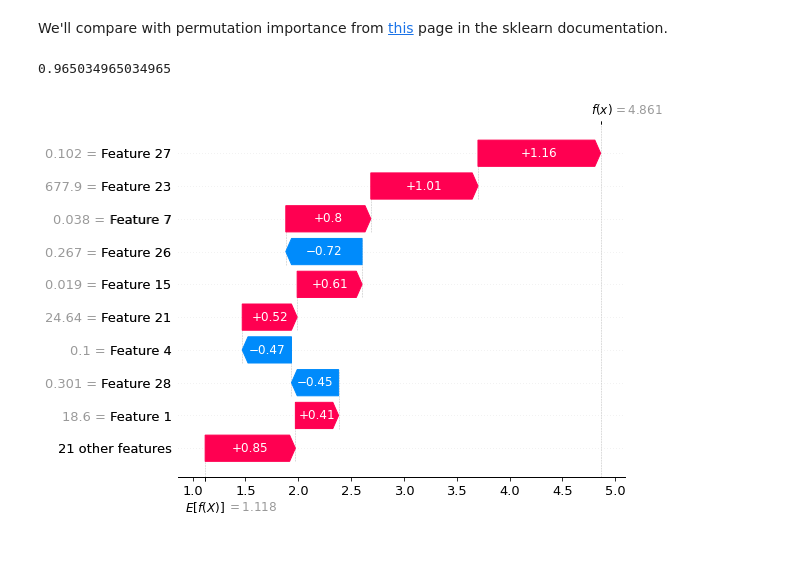
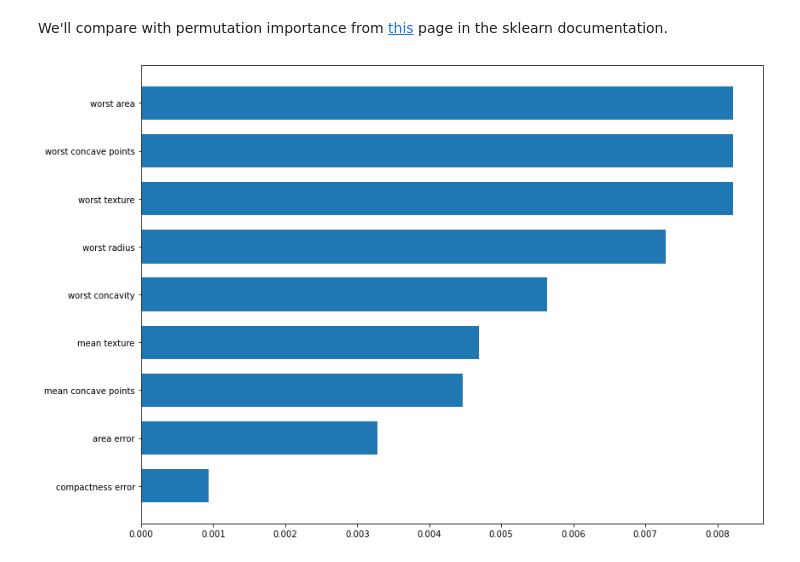
Before and after one commit to UpGoerFive/shap-post, a Jupyter notebook: shap_notebook.ipynb, the cells around one changed output. Cells and saved outputs as stored; diff of their text form; code cells hidden in the pictures.

```diff
--- a/shap_notebook.ipynb
+++ b/shap_notebook.ipynb
@@ -14,17 +33,21 @@ Intel(R) Extension for Scikit-learn* enabled (https://github.com/intel/scikit-le
 # %% [markdown]
 We'll compare with permutation importance from [this](https://scikit-learn.org/stable/auto_examples/inspection/plot_permutation_importance_multicollinear.html#sphx-glr-auto-examples-inspection-plot-permutation-importance-multicollinear-py) page in the sklearn documentation.
 # %%
-data = load_breast_cancer()
+data = load_breast_cancer(as_frame=True)
 X, y = data.data, data.target
 X_train, X_test, y_train, y_test = train_test_split(X, y, random_state=42)
-
+X_train.columns, X_test = data.feature_names, data.feature_names
 xgb_model = XGBClassifier().fit(X_train, y_train)
-xgb_model.score(X_test, y_test)
-# %% [output]
-0.965034965034965
 # %%
 explainer = shap.Explainer(xgb_model)
-shap_values = explainer(X_test)
-shap.plots.waterfall(shap_values[0])
+shap_values = explainer(X_train)
-# %% [output]
-[figure, removed]
+# %%
+result = permutation_importance(xgb_model, X_train, y_train, n_repeats=10, random_state=42)
+perm_sorted_idx = result.importances_mean.argsort()
+
+fig, ax1 = plt.subplots(figsize=(12, 8))
+ax1.barh(X.columns[perm_sorted_idx][-9:], result.importances_mean[perm_sorted_idx][-9:], height=0.7)
+fig.tight_layout()
+# plt.savefig("PermutationImp.png")
+# %% [output]
+[figure, added]
```
Also changed, not shown: parts of 5 cells of this notebook, 4 other files.
